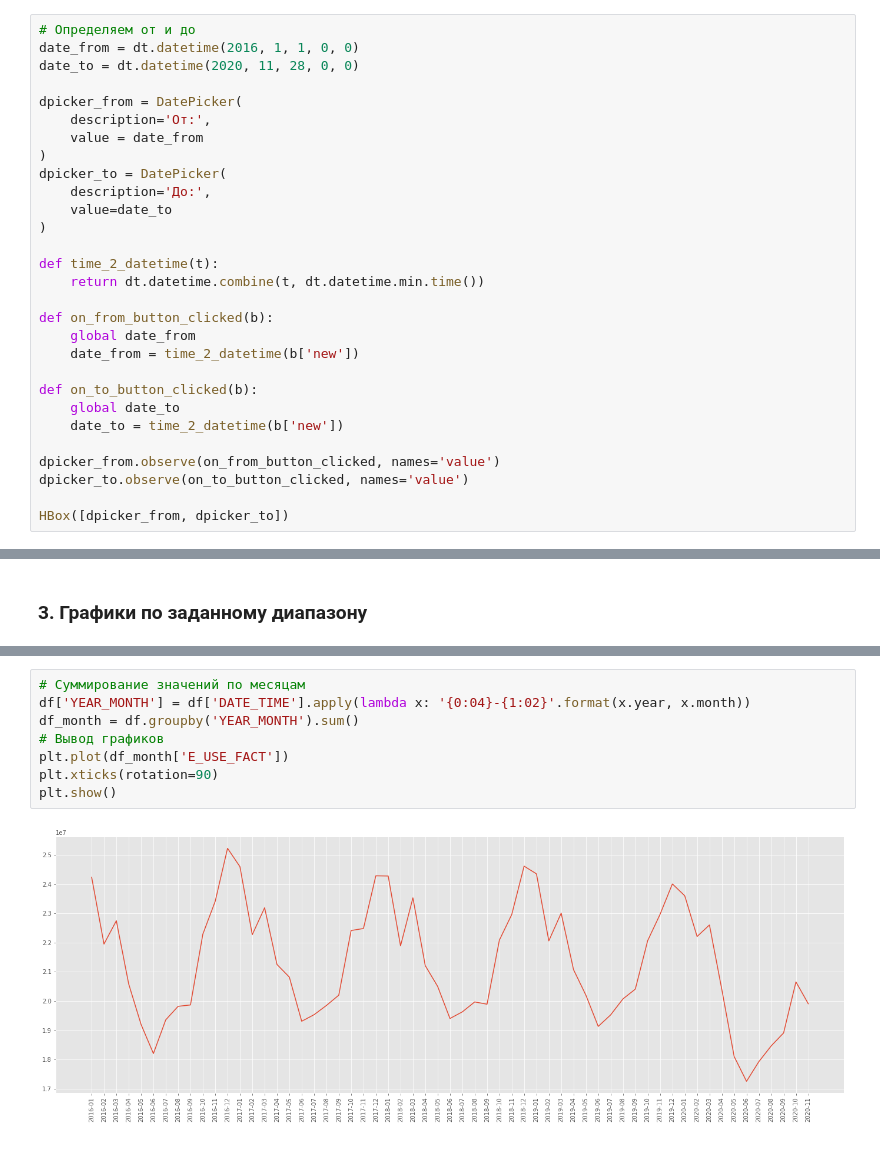
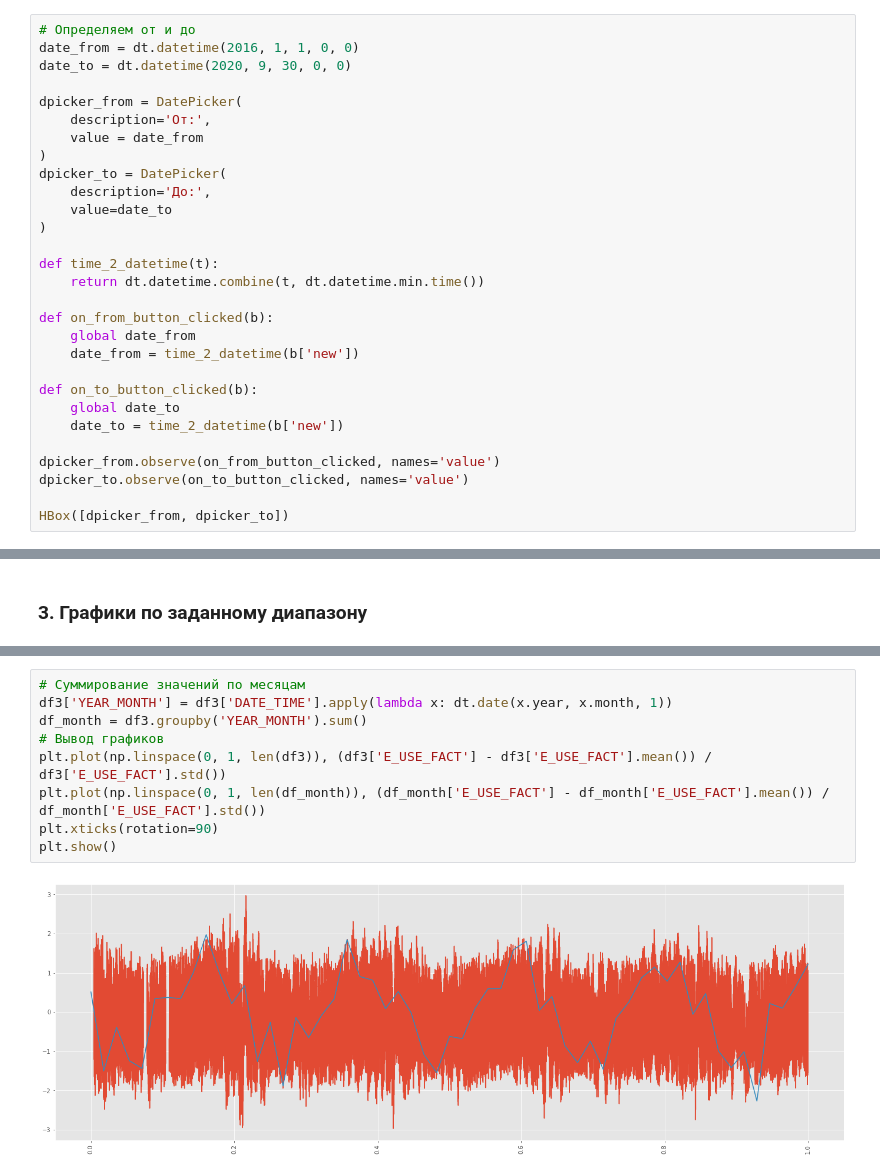
Before and after one commit to akhmetovcr/inn_btg_final, a Jupyter notebook: test_algorithm.ipynb, the cells around one changed output, grey strips where cells are left out. Saved outputs shown, nothing was run; the diff lists cells and outputs as text.

```diff
--- a/test_algorithm.ipynb
+++ b/test_algorithm.ipynb
@@ -70,7 +70,7 @@ df
 # %%
 # Определяем от и до
 date_from = dt.datetime(2016, 1, 1, 0, 0)
-date_to = dt.datetime(2020, 11, 28, 0, 0)
+date_to = dt.datetime(2020, 9, 30, 0, 0)
 
 dpicker_from = DatePicker(
     description='От:',
@@ -303,10 +281,11 @@ oes_ural.head(20)
 # %%
 # Суммирование значений по месяцам
-df['YEAR_MONTH'] = df['DATE_TIME'].apply(lambda x: '{0:04}-{1:02}'.format(x.year, x.month))
-df_month = df.groupby('YEAR_MONTH').sum()
+df3['YEAR_MONTH'] = df3['DATE_TIME'].apply(lambda x: dt.date(x.year, x.month, 1))
+df_month = df3.groupby('YEAR_MONTH').sum()
 # Вывод графиков
-plt.plot(df_month['E_USE_FACT'])
+plt.plot(np.linspace(0, 1, len(df3)), (df3['E_USE_FACT'] - df3['E_USE_FACT'].mean()) / df3['E_USE_FACT'].std())
+plt.plot(np.linspace(0, 1, len(df_month)), (df_month['E_USE_FACT'] - df_month['E_USE_FACT'].mean()) / df_month['E_USE_FACT'].std())
 plt.xticks(rotation=90)
 plt.show()
 # %% [output]
-[figure, old version]
+[figure, new version]
```
Also changed, not shown: parts of 11 cells of this notebook, 1 other file.
